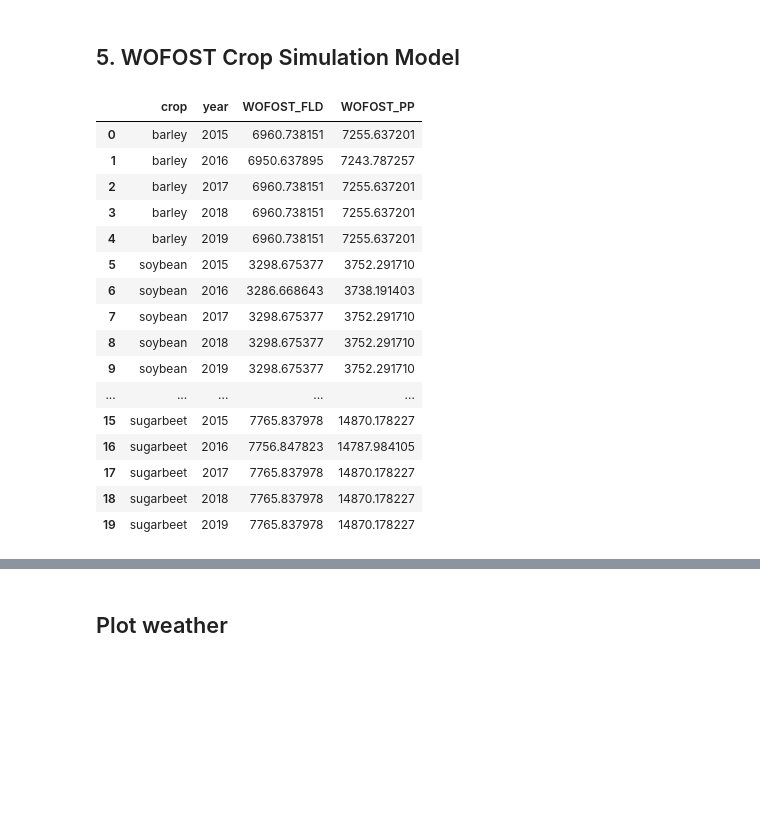
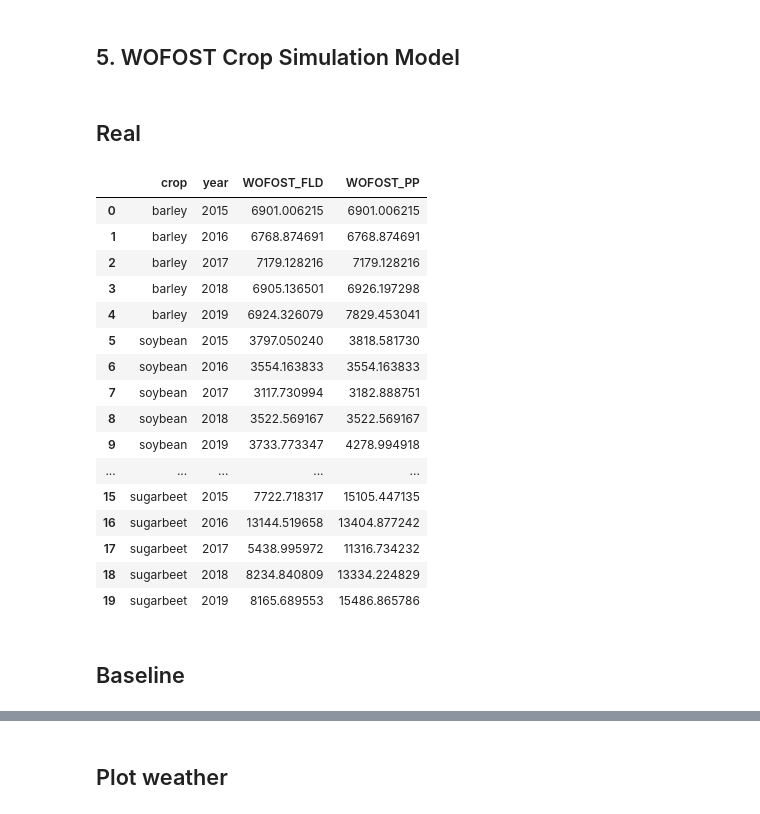
Before and after one commit to CS-MSU/3s-Article, a Jupyter notebook: 5_Crop_model_WOFOST.ipynb, the cells around one changed output, grey strips where cells are left out. Cells and saved outputs as stored; diff of their text form; code cells hidden in the pictures; blank space fills up the shorter version.

```diff
--- a/5_Crop_model_WOFOST.ipynb
+++ b/5_Crop_model_WOFOST.ipynb
@@ -158 +172,44 @@ def getCropCalendar(crop:str,
+# %% [markdown]
+## Real
+# %%
+real_weather = prepareWeather('./predicted_weather/real.csv')
+real_df = pd.DataFrame(columns=cols)
+
+for crop in crops:
+    for year in range(2015,2020):
+        cropCal = getCropCalendar(crop, str(year))
+        crop_model_yield = run_wofost(weather = real_weather,
+                  sowing_date = cropCal['plant_day'],
+                  harvesting_date = cropCal['harvest_day'],
+                  crop_name = crop,
+                  crop_variety = cropsDict[crop],
+                  crop_end_type='harvest')
+        water_limited_df = pd.DataFrame(crop_model_yield['FLD'])
+        water_limited_yield = crop_model_yield['FLD'][-1]['TWSO']
+
+        potential_yield_df = pd.DataFrame(crop_model_yield['PP'])
+        potential_yield = crop_model_yield['PP'][-1]['TWSO']
+        real_df.loc[len(real_df)] = [crop, year, water_limited_yield,potential_yield ]
+# %%
+real_df
+# %% [output]
+|  | crop | year | WOFOST_FLD | WOFOST_PP |
+| 0 | barley | 2015 | 6901.006215 | 6901.006215 |
+| 1 | barley | 2016 | 6768.874691 | 6768.874691 |
+| 2 | barley | 2017 | 7179.128216 | 7179.128216 |
+| 3 | barley | 2018 | 6905.136501 | 6926.197298 |
+| 4 | barley | 2019 | 6924.326079 | 7829.453041 |
+| 5 | soybean | 2015 | 3797.050240 | 3818.581730 |
+| 6 | soybean | 2016 | 3554.163833 | 3554.163833 |
+| 7 | soybean | 2017 | 3117.730994 | 3182.888751 |
+| 8 | soybean | 2018 | 3522.569167 | 3522.569167 |
+| 9 | soybean | 2019 | 3733.773347 | 4278.994918 |
+| ... | ... | ... | ... | ... |
+| 15 | sugarbeet | 2015 | 7722.718317 | 15105.447135 |
+| 16 | sugarbeet | 2016 | 13144.519658 | 13404.877242 |
+| 17 | sugarbeet | 2017 | 5438.995972 | 11316.734232 |
+| 18 | sugarbeet | 2018 | 8234.840809 | 13334.224829 |
+| 19 | sugarbeet | 2019 | 8165.689553 | 15486.865786 |
+# %% [markdown]
+## Baseline
 # %%
@@ -192,20 +233,0 @@ for crop in crops:
-# %%
-df
-# %% [output]
-|  | crop | year | WOFOST_FLD | WOFOST_PP |
-| 0 | barley | 2015 | 6960.738151 | 7255.637201 |
-| 1 | barley | 2016 | 6950.637895 | 7243.787257 |
-| 2 | barley | 2017 | 6960.738151 | 7255.637201 |
-| 3 | barley | 2018 | 6960.738151 | 7255.637201 |
-| 4 | barley | 2019 | 6960.738151 | 7255.637201 |
-| 5 | soybean | 2015 | 3298.675377 | 3752.291710 |
-| 6 | soybean | 2016 | 3286.668643 | 3738.191403 |
-| 7 | soybean | 2017 | 3298.675377 | 3752.291710 |
-| 8 | soybean | 2018 | 3298.675377 | 3752.291710 |
-| 9 | soybean | 2019 | 3298.675377 | 3752.291710 |
-| ... | ... | ... | ... | ... |
-| 15 | sugarbeet | 2015 | 7765.837978 | 14870.178227 |
-| 16 | sugarbeet | 2016 | 7756.847823 | 14787.984105 |
-| 17 | sugarbeet | 2017 | 7765.837978 | 14870.178227 |
-| 18 | sugarbeet | 2018 | 7765.837978 | 14870.178227 |
-| 19 | sugarbeet | 2019 | 7765.837978 | 14870.178227 |
```
Also changed, not shown: parts of 12 cells of this notebook, 4 other files.
